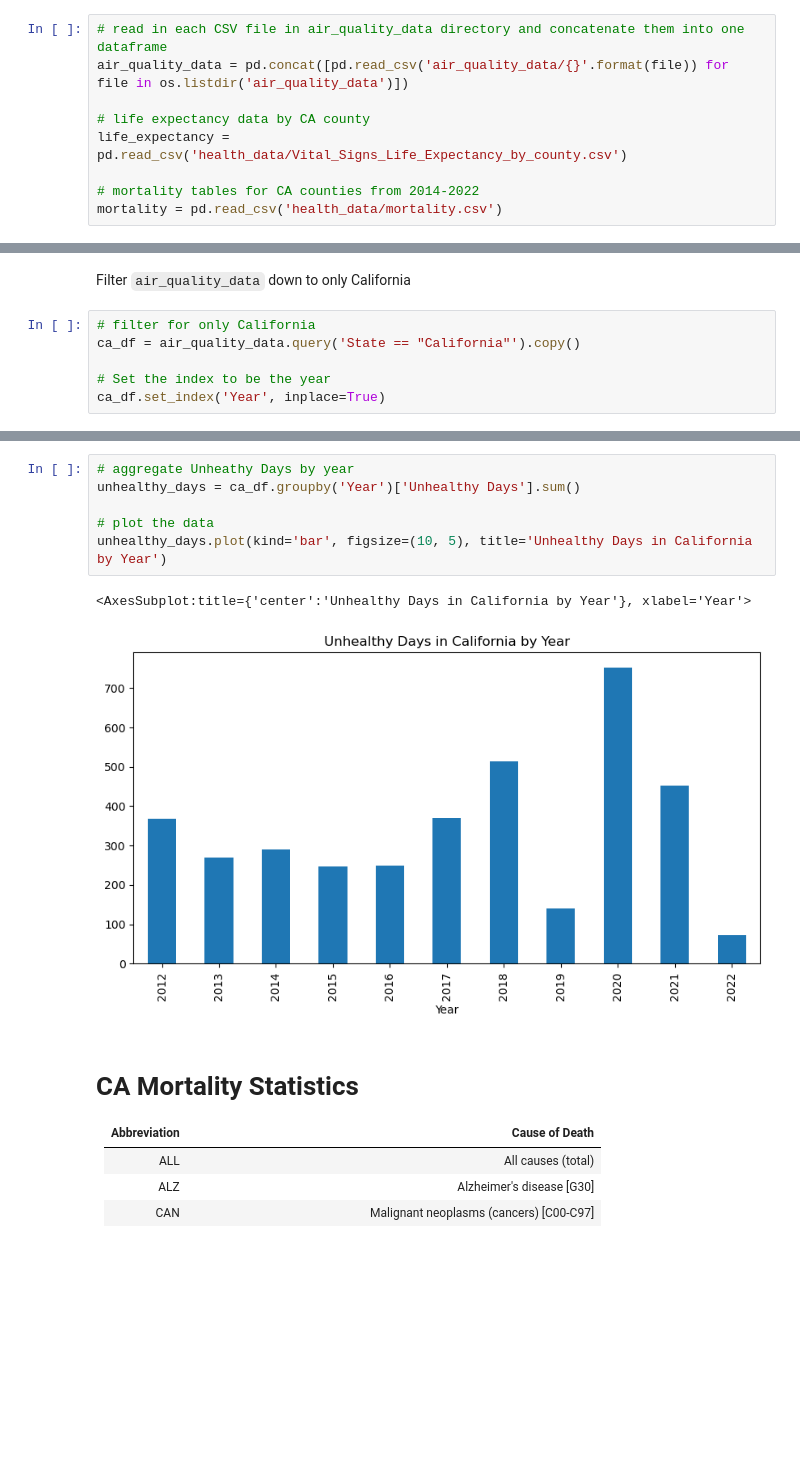
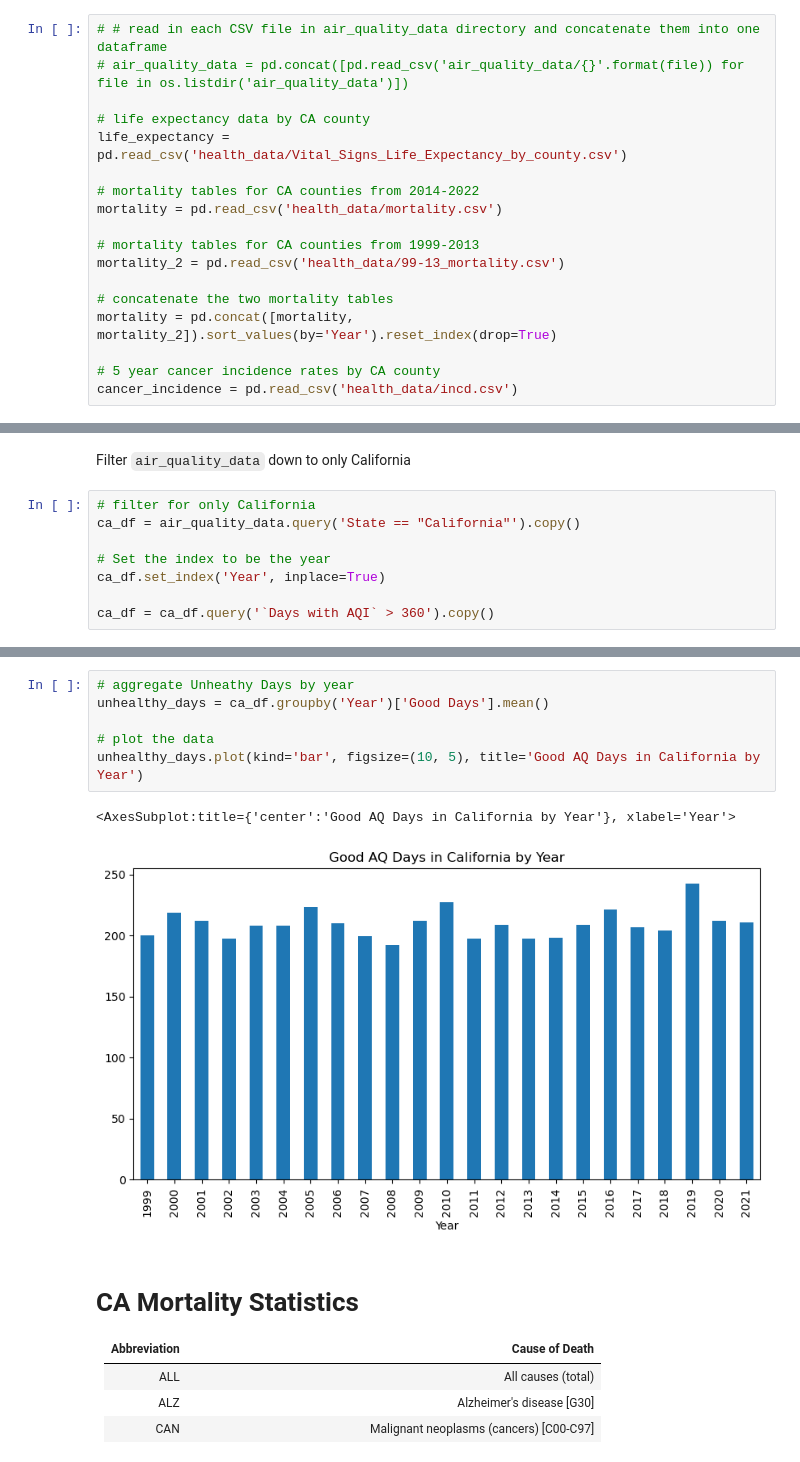
Before and after one commit to ralatorr/project_4, a Jupyter notebook: alexspradling.ipynb, the cells around one changed output, grey strips where cells are left out. Cells and saved outputs as stored; diff of their text form; blank space fills up the shorter version.

Commit message:
added more health and EPA data. Modeled data using Poisson regression and Granger tests. Many plots.

```diff
--- a/alexspradling.ipynb
+++ b/alexspradling.ipynb
@@ -11,11 +11,20 @@ import os
 # %% [markdown]
 read in EPA air_quality .csv files
 # %%
-# read in each CSV file in air_quality_data directory and concatenate them into one dataframe
-air_quality_data = pd.concat([pd.read_csv('air_quality_data/{}'.format(file)) for file in os.listdir('air_quality_data')])
+# # read in each CSV file in air_quality_data directory and concatenate them into one dataframe
+# air_quality_data = pd.concat([pd.read_csv('air_quality_data/{}'.format(file)) for file in os.listdir('air_quality_data')])
 
 # life expectancy data by CA county
 life_expectancy = pd.read_csv('health_data/Vital_Signs_Life_Expectancy_by_county.csv')
 
 # mortality tables for CA counties from 2014-2022
 mortality = pd.read_csv('health_data/mortality.csv')
+
+# mortality tables for CA counties from 1999-2013
+mortality_2 = pd.read_csv('health_data/99-13_mortality.csv')
+
+# concatenate the two mortality tables
+mortality = pd.concat([mortality, mortality_2]).sort_values(by='Year').reset_index(drop=True)
+
+# 5 year cancer incidence rates by CA county
+cancer_incidence = pd.read_csv('health_data/incd.csv')
@@ -27,6 +50,8 @@ ca_df = air_quality_data.query('State == "California"').copy()
 
 # Set the index to be the year
 ca_df.set_index('Year', inplace=True)
+
+ca_df = ca_df.query('`Days with AQI` > 360').copy()
 # %%
 ca_df.head()
 # %% [output]
@@ -40,12 +65,12 @@ ca_df.head()
 # %%
 # aggregate Unheathy Days by year
-unhealthy_days = ca_df.groupby('Year')['Unhealthy Days'].sum()
+unhealthy_days = ca_df.groupby('Year')['Good Days'].mean()
 
 # plot the data
-unhealthy_days.plot(kind='bar', figsize=(10, 5), title='Unhealthy Days in California by Year')
+unhealthy_days.plot(kind='bar', figsize=(10, 5), title='Good AQ Days in California by Year')
 # %% [output]
-<AxesSubplot:title={'center':'Unhealthy Days in California by Year'}, xlabel='Year'>
+<AxesSubplot:title={'center':'Good AQ Days in California by Year'}, xlabel='Year'>
-[figure, old version]
+[figure, new version]
 # %% [markdown]
 # CA Mortality Statistics
 
```
Also changed, not shown: parts of 22 cells of this notebook, 15 other files.
